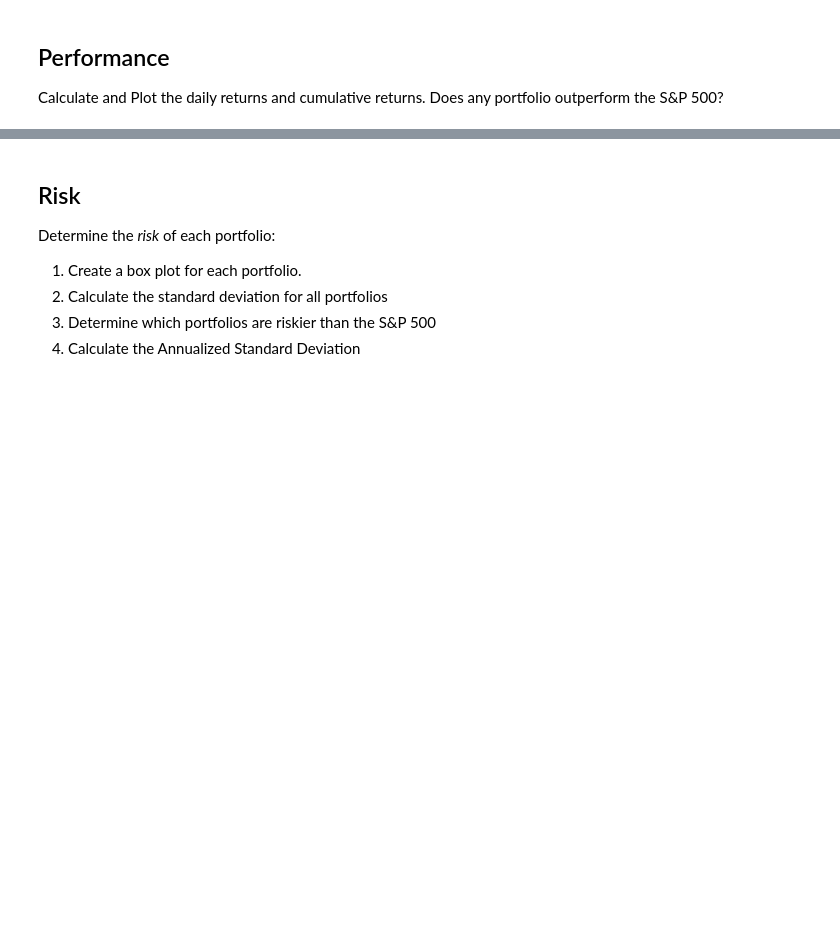
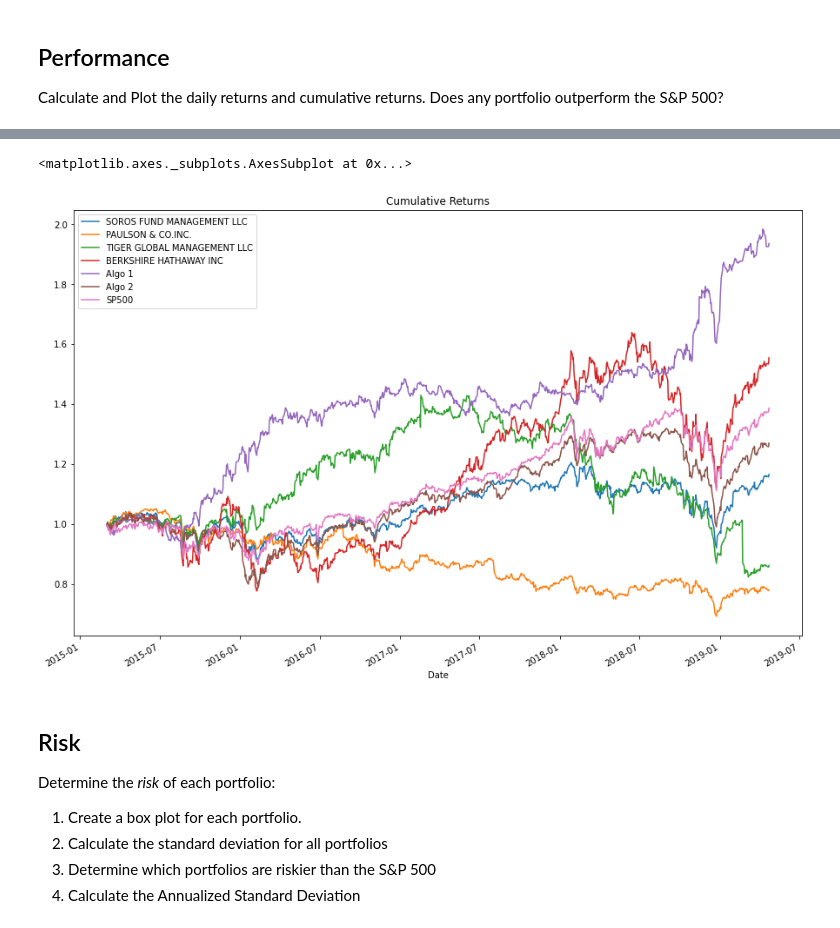
Before and after one commit to hensingh29/homework3, a Jupyter notebook: 04-Pandas_Homework_Starter_Code_whale_analysis.ipynb, the cells around one changed output, grey strips where cells are left out. Saved outputs shown, nothing was run; the diff lists cells and outputs as text; code cells hidden in the pictures; blank space fills up the shorter version.

```diff
--- a/04-Pandas_Homework_Starter_Code_whale_analysis.ipynb
+++ b/04-Pandas_Homework_Starter_Code_whale_analysis.ipynb
@@ -208,3 +220,14 @@ Calculate and Plot the daily returns and cumulative returns. Does any portfolio
+# %%
+# Plot cumulative returns
+# YOUR CODE HERE
+cum_returns = (1+allportfolios).cumprod()
+cum_returns.plot(figsize=(15,10),title='Cumulative Returns')
+
+# in terms of cumulative returns, berkshire hathaway outperforms SP500
+# algo 1 also consistently outperforms the SP500, even moreso than berkshire hathaway
+# %% [output]
+<matplotlib.axes._subplots.AxesSubplot at 0x...>
+[figure, added]
 # %% [markdown]
 ## Risk
 
```
Also changed, not shown: parts of 9 cells of this notebook.
